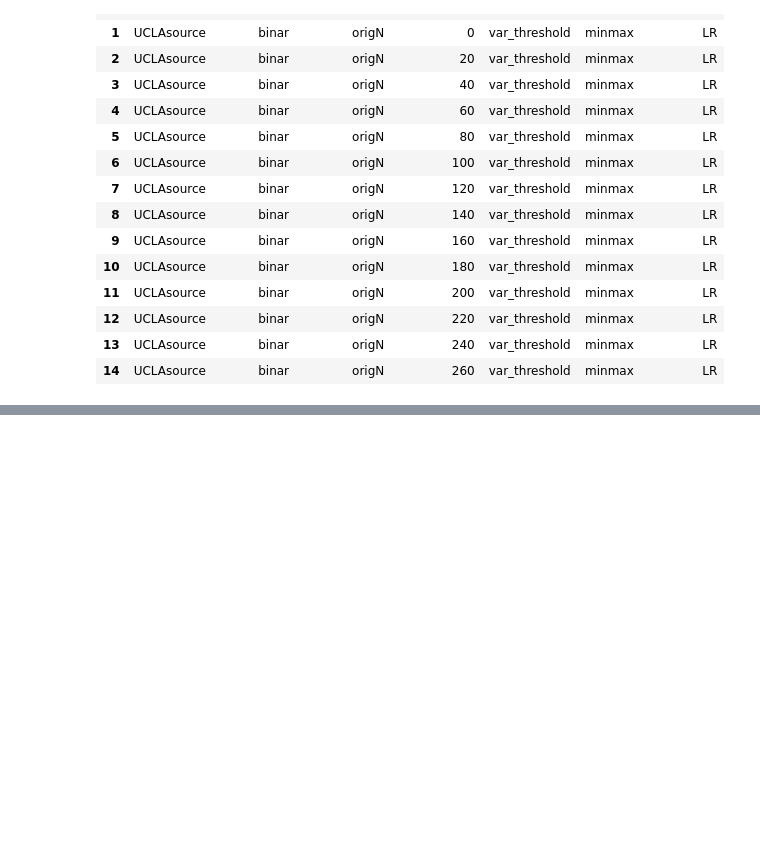
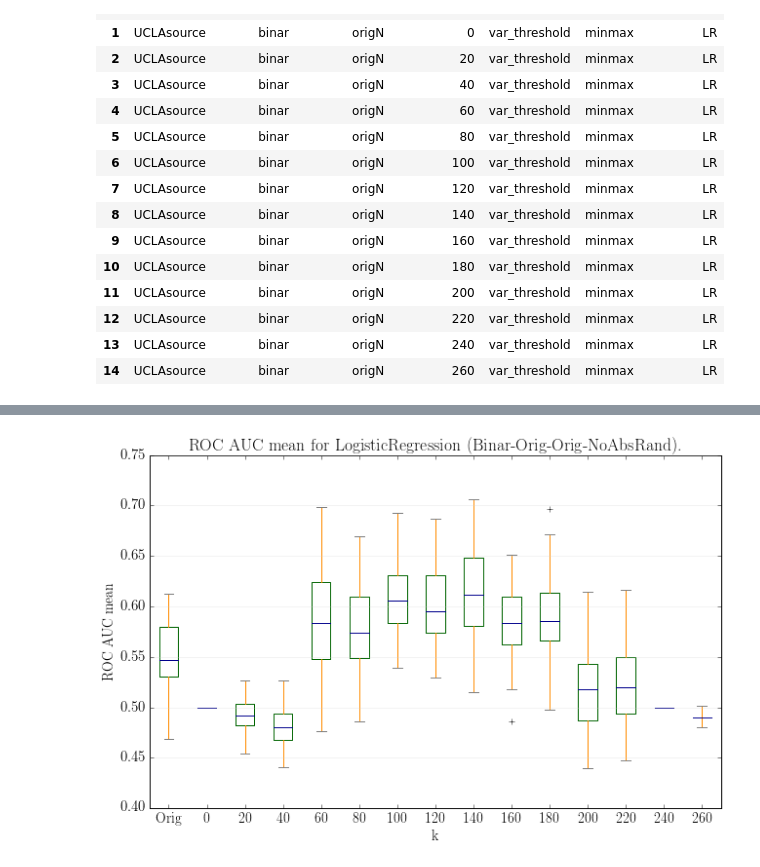
Before and after one commit to Tismoney/PRNI2016, a Jupyter notebook: KernelAlgoritm/LR_new.ipynb, the cells around one changed output, grey strips where cells are left out. Cells and saved outputs as stored; diff of their text form; code cells hidden in the pictures; blank space fills up the shorter version.

```diff
--- a/KernelAlgoritm/LR_new.ipynb
+++ b/KernelAlgoritm/LR_new.ipynb
@@ -274,0 +275,4 @@ Line: 15/15
+# %%
+print_boxplot('LR/binar_eig_noabs_rand.csv', 'Binar-Orig-Orig-NoAbsRand')
+# %% [output]
+[figure, added]
```
Also changed, not shown: parts of 6 cells of this notebook.
